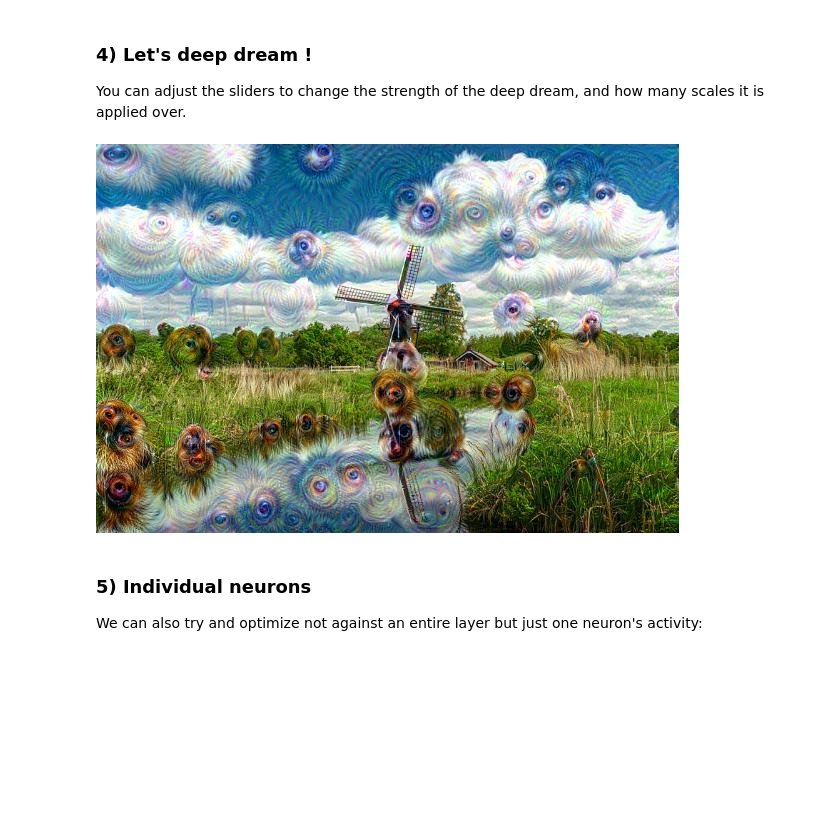
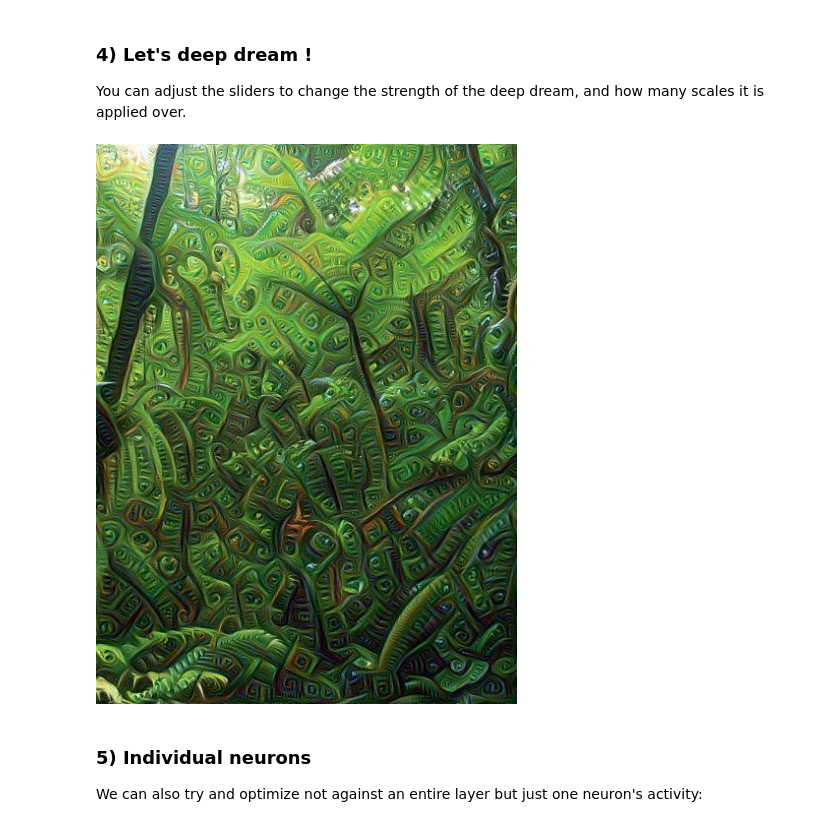
Before and after one commit to HansHenseler/lcdstrack, a Jupyter notebook: Oefening_2_Deep_Dream.ipynb, the cells around one changed output. Saved outputs shown, nothing was run; the diff lists cells and outputs as text; code cells hidden in the pictures; blank space fills up the shorter version.

```diff
--- a/Oefening_2_Deep_Dream.ipynb
+++ b/Oefening_2_Deep_Dream.ipynb
@@ -15,8 +15,9 @@ The pretrained Inception network can be downloaded [here](https://storage.google
 # %%
 !wget -nc --no-check-certificate https://storage.googleapis.com/download.tensorflow.org/models/inception5h.zip && unzip -n inception5h.zip
 #!wget -nc https://pics.freeartbackgrounds.com/midle/Cloudy_Sky_Background-1520.jpg
+!wget -O 'bomen.jpg' -nc https://cdn.britannica.com/26/143026-050-ACD7537A/Cordillera-de-Tilaran-Costa-Rica.jpg
 
-file_contents = open("wolkenlucht.jpg",'rb').read()
+file_contents = open("bomen.jpg",'rb').read()
 
 from io import BytesIO
 from IPython.display import clear_output, Image, display
@@ -133,13 +141,13 @@ You can adjust the sliders to change the strength of the deep dream, and how man
 # %%
 octave_n = 4 #@param {type:"slider", max: 10}
 octave_scale = 1.4 #@param {type:"number"}
 iter_n = 10 #@param {type:"slider", max: 50}
 strength = 200 #@param {type:"slider", max: 1000}
-layer = "mixed4a"  #@param ["mixed3a", "mixed3b", "mixed4a", "mixed4c", "mixed5a"]
+layer = "mixed3a"  #@param ["mixed3a", "mixed3b", "mixed4a", "mixed4c", "mixed5a"]
 
 final = render_deepdream(tf.square(T(layer)), img0)
 # %% [output]
-[figure, old version]
+[figure, new version]
 # %%
 def printTensors(pb_file):# read pb into graph_def
     with tf.gfile.GFile(pb_file, "rb") as f:
```
Also changed, not shown: parts of 2 cells of this notebook.
